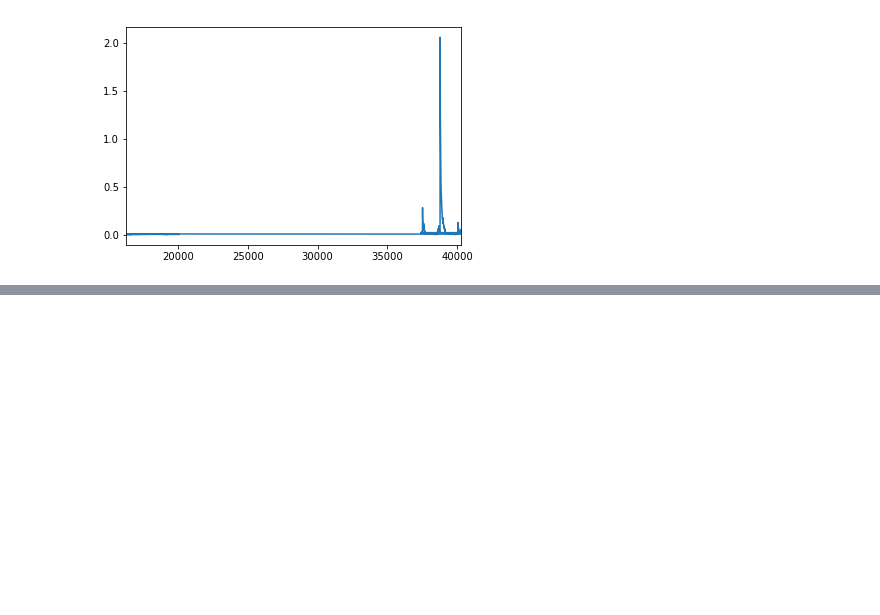
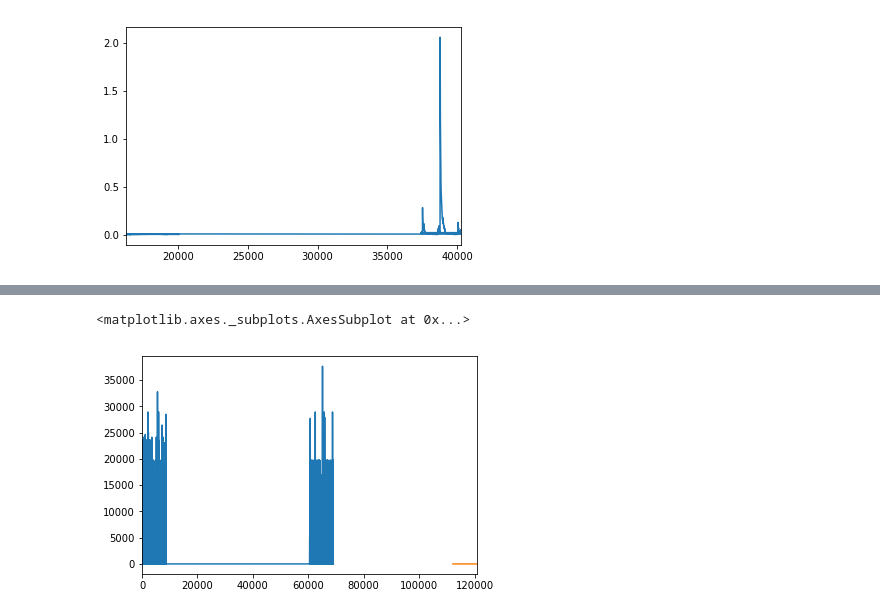
Before and after one commit to SKOMOBO/data_analysis, a Jupyter notebook: notebooks/analysis.ipynb, the cells around one changed output, grey strips where cells are left out. Saved outputs shown, nothing was run; the diff lists cells and outputs as text; code cells hidden in the pictures; blank space fills up the shorter version.

```diff
--- a/notebooks/analysis.ipynb
+++ b/notebooks/analysis.ipynb
@@ -51,3 +53,5 @@ data[data["EQM_ID"] == "PM10DT"].value.plot()
 # %%
 skomobo = data[data["EQM_ID"] == "SKOMOBO"]
 Qtrack = data[data["EQM_ID"] == "SKOMOBO"]
+# %%
+data = dfs[5]
@@ -53,0 +69,10 @@ Qtrack = data[data["EQM_ID"] == "SKOMOBO"]
+# %%
+skomobo = data[data.EQM_ID == "SKOMOBO1"]
+pm10dt = data[data.EQM_ID == "PM10DT"]
+pm2_5dt = data[data.EQM_ID == "PM2.5DT"]
+# %%
+skomobo.value.plot()
+pm10dt.value.plot()
+# %% [output]
+<matplotlib.axes._subplots.AxesSubplot at 0x...>
+[figure, added]
```
Also changed, not shown: parts of 15 cells of this notebook.
